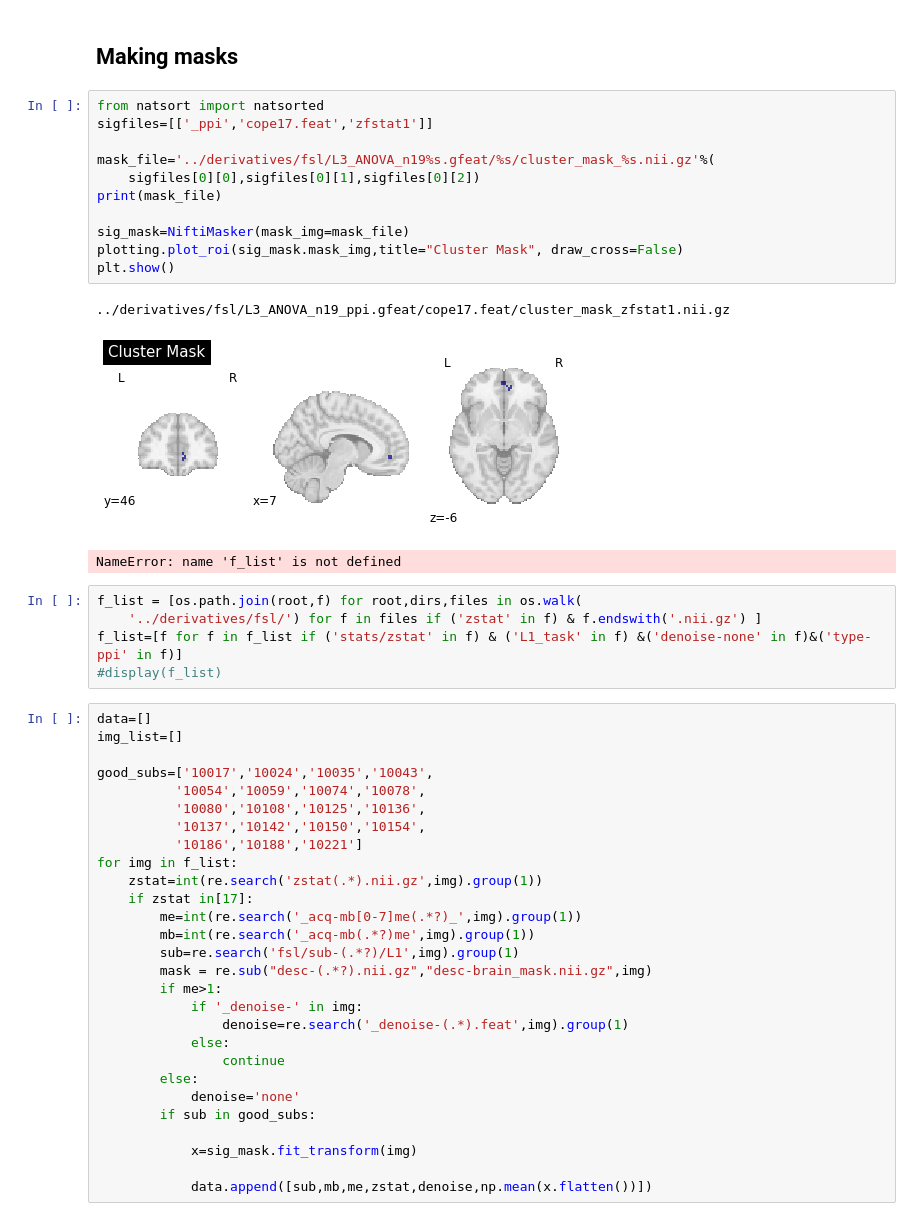
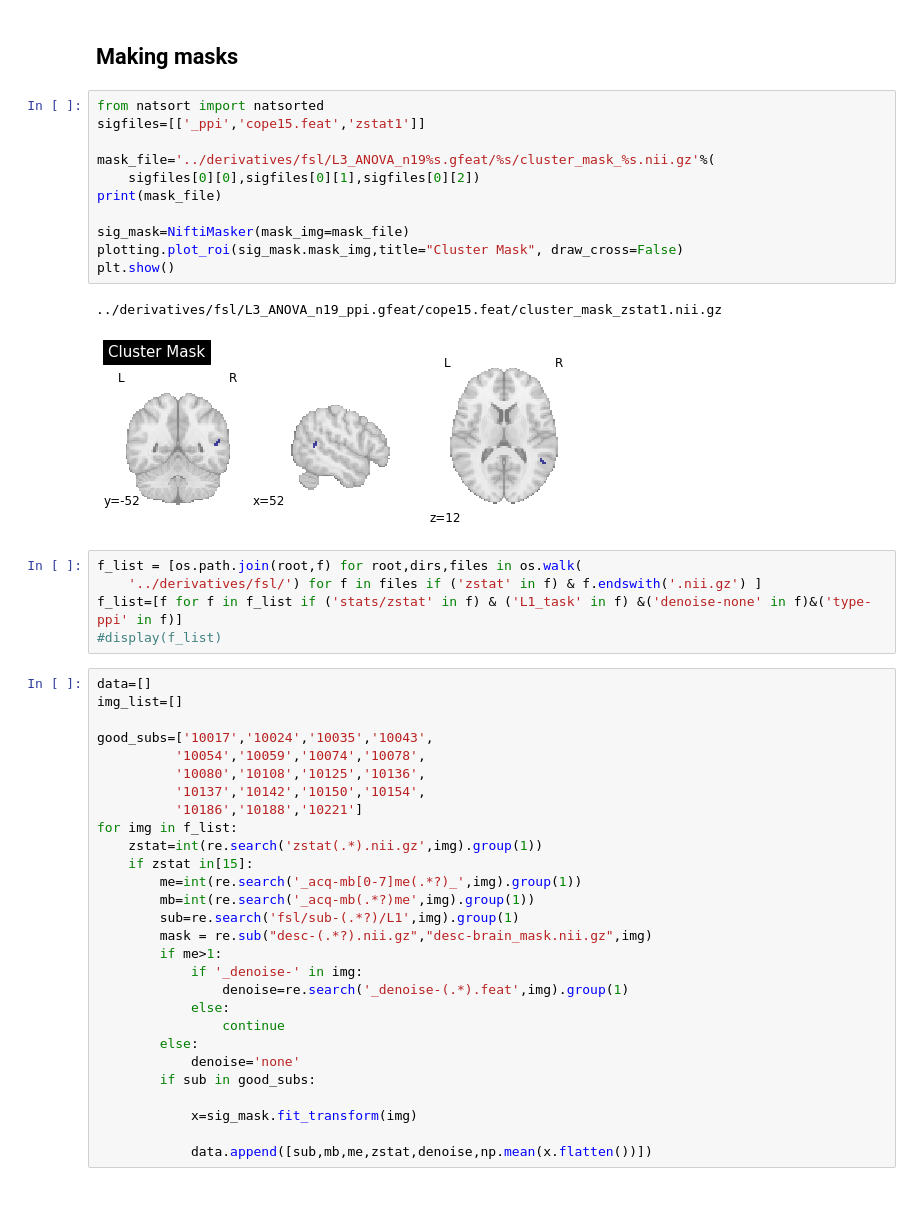
Before and after one commit to DVS-Lab/rf1-sequence-pilot, a Jupyter notebook: code/Compute_TSNR.ipynb, the cells around one changed output. Saved outputs shown, nothing was run; the diff lists cells and outputs as text.

Commit message:
figures for cerb and STG PPI

```diff
--- a/code/Compute_TSNR.ipynb
+++ b/code/Compute_TSNR.ipynb
@@ -409,19 +409,18 @@ g.savefig('Rew-zstat.pdf')
 ## Making masks
 # %%
 from natsort import natsorted
-sigfiles=[['_ppi','cope17.feat','zfstat1']]
+sigfiles=[['_ppi','cope15.feat','zstat1']]
 
 mask_file='../derivatives/fsl/L3_ANOVA_n19%s.gfeat/%s/cluster_mask_%s.nii.gz'%(
     sigfiles[0][0],sigfiles[0][1],sigfiles[0][2])
 print(mask_file)
 
 sig_mask=NiftiMasker(mask_img=mask_file)
 plotting.plot_roi(sig_mask.mask_img,title="Cluster Mask", draw_cross=False)
 plt.show()
 # %% [output]
-../derivatives/fsl/L3_ANOVA_n19_ppi.gfeat/cope17.feat/cluster_mask_zfstat1.nii.gz
+../derivatives/fsl/L3_ANOVA_n19_ppi.gfeat/cope15.feat/cluster_mask_zstat1.nii.gz
-[figure, old version]
+[figure, new version]
-NameError: name 'f_list' is not defined
 # %%
 f_list = [os.path.join(root,f) for root,dirs,files in os.walk(
     '../derivatives/fsl/') for f in files if ('zstat' in f) & f.endswith('.nii.gz') ]
@@ -438,7 +437,7 @@ good_subs=['10017','10024','10035','10043',
           '10186','10188','10221']
 for img in f_list:
     zstat=int(re.search('zstat(.*).nii.gz',img).group(1))
-    if zstat in[17]:
+    if zstat in[15]:
         me=int(re.search('_acq-mb[0-7]me(.*?)_',img).group(1))
         mb=int(re.search('_acq-mb(.*?)me',img).group(1))
         sub=re.search('fsl/sub-(.*?)/L1',img).group(1)
```
Also changed, not shown: parts of 1 cell of this notebook, 2 other files.
